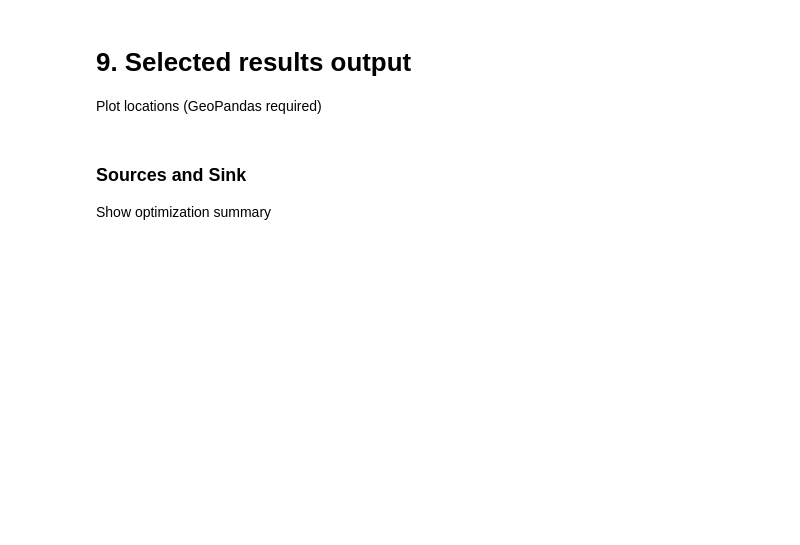
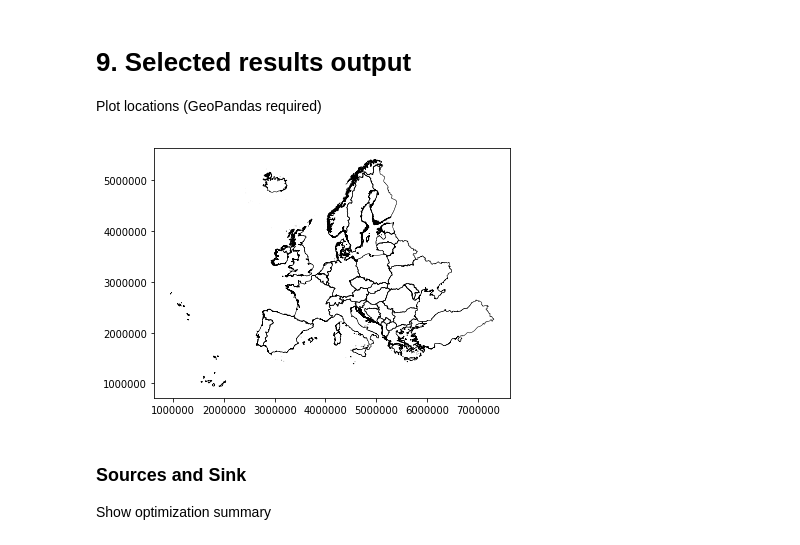
Before and after one commit to r-beer/FINE, a Jupyter notebook: examples/EU_without_aggregation/european_energy_system.ipynb, the cells around one changed output. Cells and saved outputs as stored; diff of their text form; code cells hidden in the pictures; blank space fills up the shorter version.

Commit message:
european example works

```diff
--- a/examples/EU_without_aggregation/european_energy_system.ipynb
+++ b/examples/EU_without_aggregation/european_energy_system.ipynb
@@ -328,6 +327,10 @@ esM.optimize(timeSeriesAggregation=True, optimizationSpecs='OptimalityTol=1e-3 c
 
 Plot locations (GeoPandas required)
 # %%
-locFilePath = os.path.join(cwd, 'InputData', 'SpatialData','ShapeFiles', 'european_countries/european_countries.shp')
+# locFilePath = os.path.join(cwd, 'InputData', 'SpatialData','ShapeFiles', 'european_countries/european_countries.shp')
+
+locFilePath = os.path.join(r'C:\Users\r.beer\data\shapefiles\europe', 'Europe.shp')
 
 fig1, ax = fn.plotLocations(locFilePath, plotLocNames=False, indexColumn='abbrev_1')
+# %% [output]
+[figure, added]
```
Also changed, not shown: parts of 30 cells of this notebook, 37 other files.
